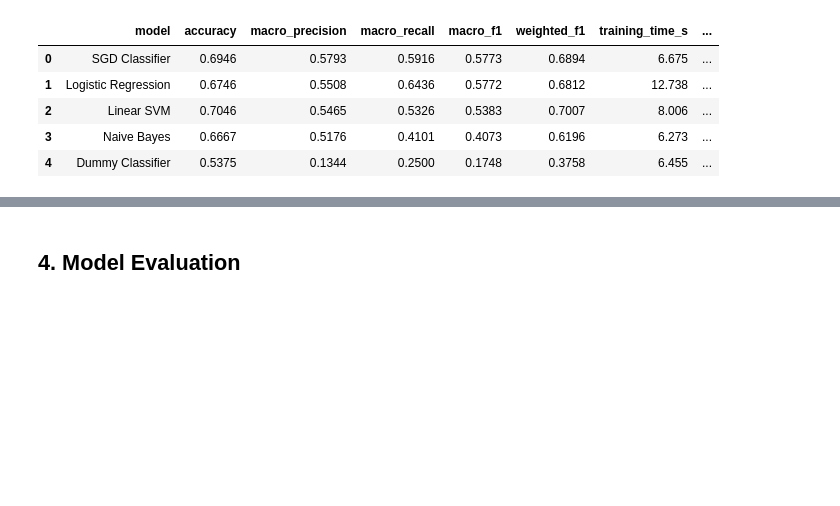
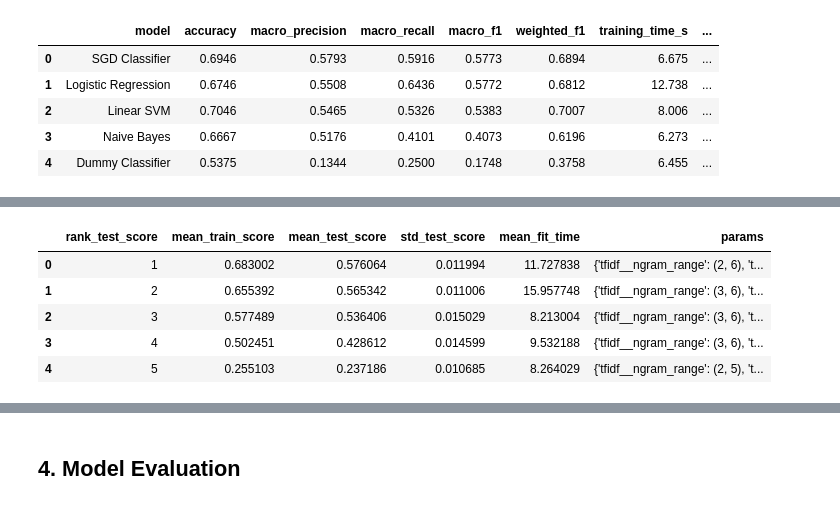
Before and after one commit to wuttipansat/thai-sentiment-analysis, a Jupyter notebook: notebooks/experiment.ipynb, the cells around one changed output, grey strips where cells are left out. Saved outputs shown, nothing was run; the diff lists cells and outputs as text; code cells hidden in the pictures; blank space fills up the shorter version.

```diff
--- a/notebooks/experiment.ipynb
+++ b/notebooks/experiment.ipynb
@@ -279,0 +400,28 @@ Validation Macro F1: 0.5773
+# %%
+tuning_results = pd.DataFrame(
+    random_search.cv_results_
+)
+
+columns = [
+    "rank_test_score",
+    "mean_train_score",
+    "mean_test_score",
+    "std_test_score",
+    "mean_fit_time",
+    "params"
+]
+
+tuning_results = (
+    tuning_results[columns]
+    .sort_values("rank_test_score")
+    .reset_index(drop=True)
+)
+
+display(tuning_results.head(10))
+# %% [output]
+|  | rank_test_score | mean_train_score | mean_test_score | std_test_score | mean_fit_time | params |
+| 0 | 1 | 0.683002 | 0.576064 | 0.011994 | 11.727838 | {'tfidf__ngram_range': (2, 6), 't... |
+| 1 | 2 | 0.655392 | 0.565342 | 0.011006 | 15.957748 | {'tfidf__ngram_range': (3, 6), 't... |
+| 2 | 3 | 0.577489 | 0.536406 | 0.015029 | 8.213004 | {'tfidf__ngram_range': (3, 6), 't... |
+| 3 | 4 | 0.502451 | 0.428612 | 0.014599 | 9.532188 | {'tfidf__ngram_range': (3, 6), 't... |
+| 4 | 5 | 0.255103 | 0.237186 | 0.010685 | 8.264029 | {'tfidf__ngram_range': (2, 5), 't... |
```
Also changed, not shown: parts of 9 cells of this notebook.
